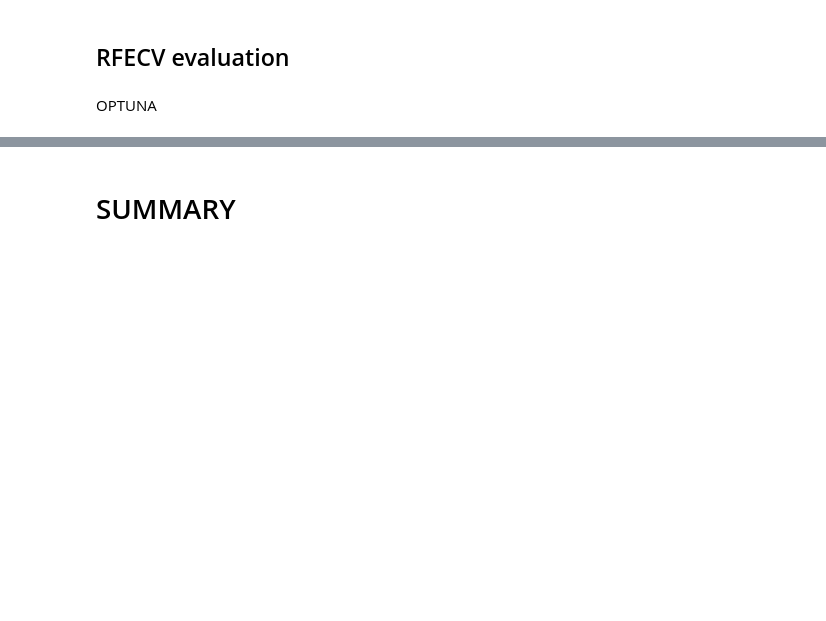
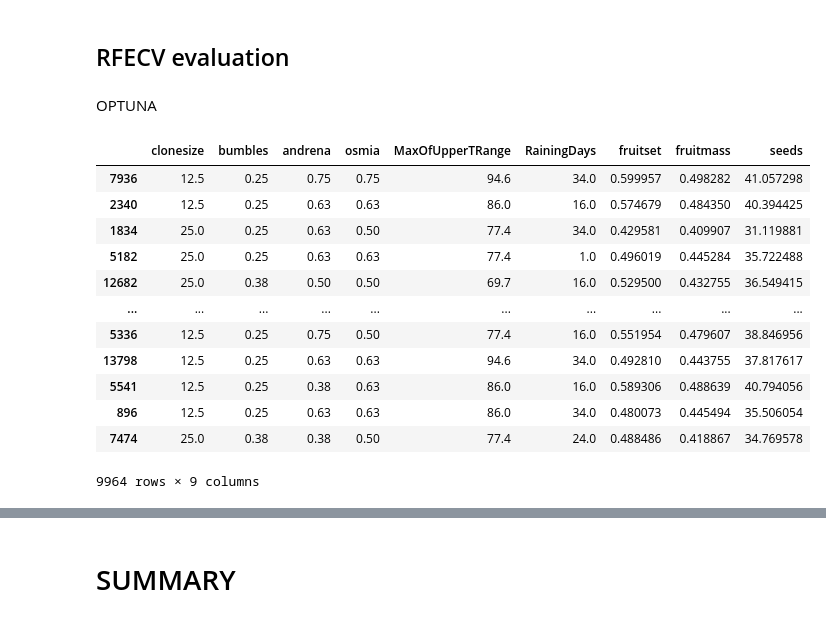
Before and after one commit to mrMichalR/blueberry_yield, a Jupyter notebook: blueberry_yield_prediction.ipynb, the cells around one changed output, grey strips where cells are left out. Saved outputs shown, nothing was run; the diff lists cells and outputs as text; code cells hidden in the pictures; blank space fills up the shorter version.

```diff
--- a/blueberry_yield_prediction.ipynb
+++ b/blueberry_yield_prediction.ipynb
@@ -1188,4 +1194,20 @@ print('MAE: %.3f (%.3f)' % (n_scores.mean(), n_scores.std()))
 # %% [markdown]
 OPTUNA
+# %%
+X_train[rfecv]
+# %% [output]
+|  | clonesize | bumbles | andrena | osmia | MaxOfUpperTRange | RainingDays | fruitset | fruitmass | seeds |
+| 7936 | 12.5 | 0.25 | 0.75 | 0.75 | 94.6 | 34.0 | 0.599957 | 0.498282 | 41.057298 |
+| 2340 | 12.5 | 0.25 | 0.63 | 0.63 | 86.0 | 16.0 | 0.574679 | 0.484350 | 40.394425 |
+| 1834 | 25.0 | 0.25 | 0.63 | 0.50 | 77.4 | 34.0 | 0.429581 | 0.409907 | 31.119881 |
+| 5182 | 25.0 | 0.25 | 0.63 | 0.63 | 77.4 | 1.0 | 0.496019 | 0.445284 | 35.722488 |
+| 12682 | 25.0 | 0.38 | 0.50 | 0.50 | 69.7 | 16.0 | 0.529500 | 0.432755 | 36.549415 |
+| ... | ... | ... | ... | ... | ... | ... | ... | ... | ... |
+| 5336 | 12.5 | 0.25 | 0.75 | 0.50 | 77.4 | 16.0 | 0.551954 | 0.479607 | 38.846956 |
+| 13798 | 12.5 | 0.25 | 0.63 | 0.63 | 94.6 | 34.0 | 0.492810 | 0.443755 | 37.817617 |
+| 5541 | 12.5 | 0.25 | 0.38 | 0.63 | 86.0 | 16.0 | 0.589306 | 0.488639 | 40.794056 |
+| 896 | 12.5 | 0.25 | 0.63 | 0.63 | 86.0 | 34.0 | 0.480073 | 0.445494 | 35.506054 |
+| 7474 | 25.0 | 0.38 | 0.38 | 0.50 | 77.4 | 24.0 | 0.488486 | 0.418867 | 34.769578 |
+9964 rows × 9 columns
 # %%
 def objective_rfecv(trial):
```
Also changed, not shown: parts of 32 cells of this notebook.
